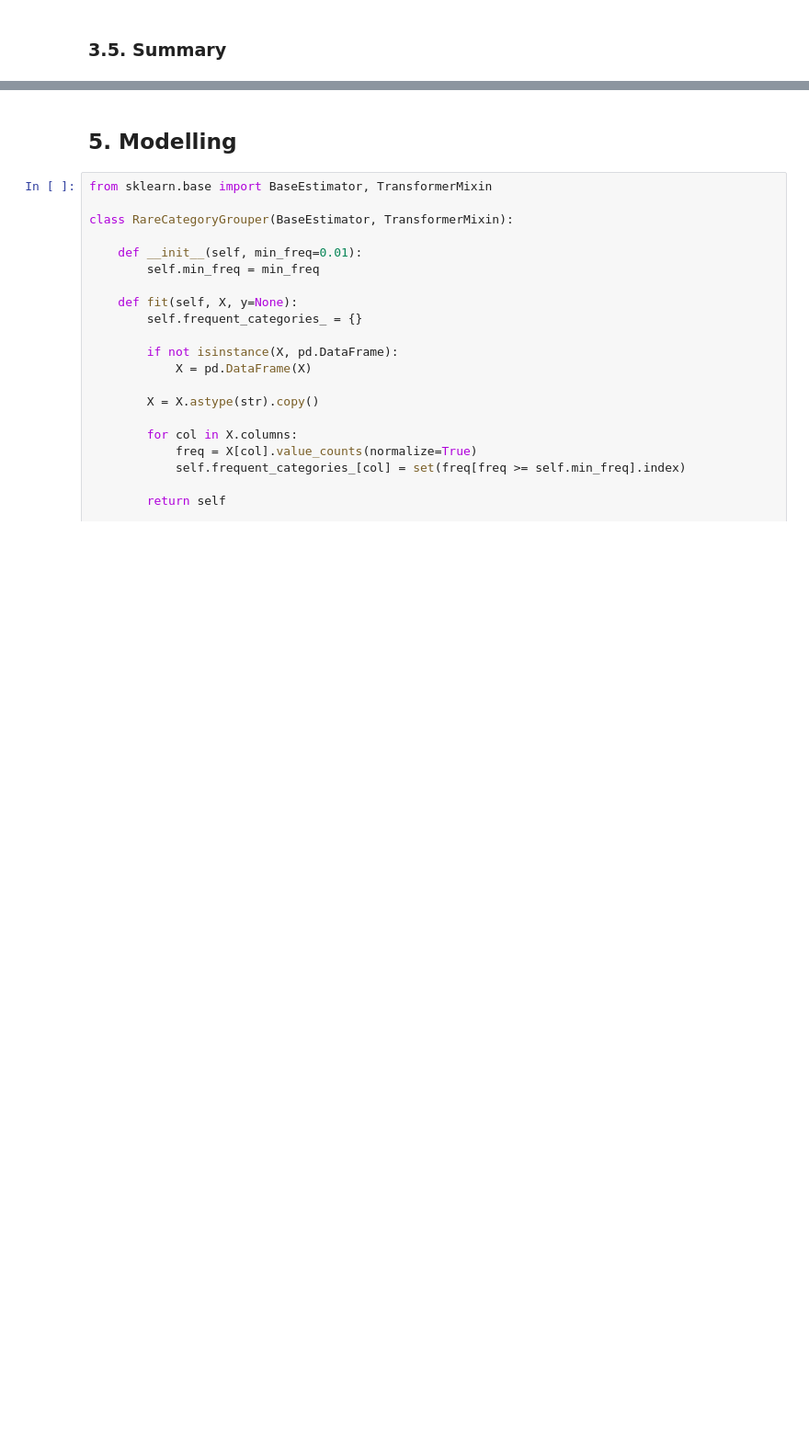
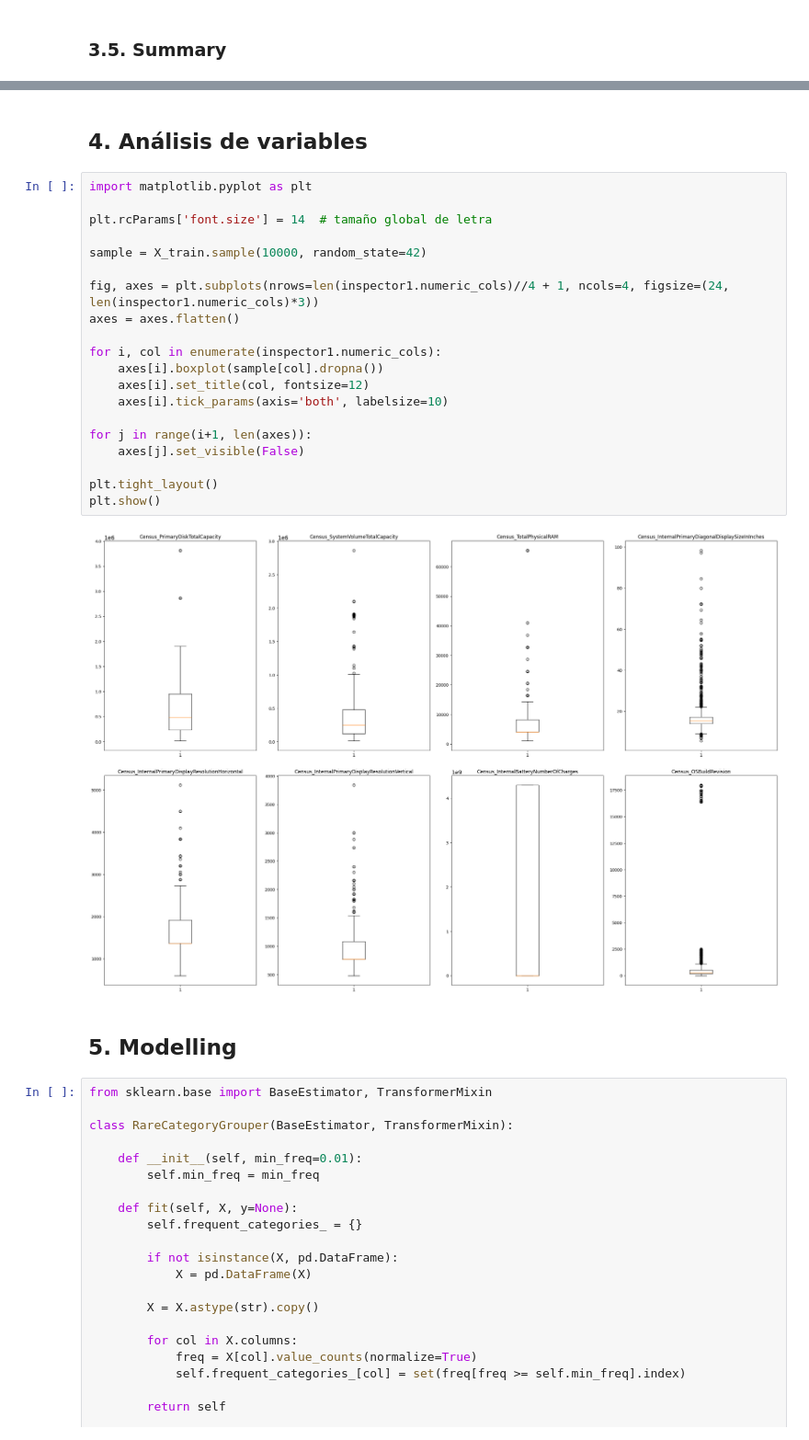
Before and after one commit to Ehunankakoa/nuclio-datascience_AI, a Jupyter notebook: Entregable_2/Entregable_2_v2_grupo4_dtBest_pending.ipynb, the cells around one changed output, grey strips where cells are left out. Shown at 92% size. Cells and saved outputs as stored; diff of their text form; blank space fills up the shorter version.

```diff
--- a/Entregable_2/Entregable_2.ipynb
+++ b/Entregable_2/Entregable_2_v2_grupo4_dtBest_pending.ipynb
@@ -928,6 +1022,30 @@ inspector1.df.describe().T
 | Census_InternalPrimaryDisplayReso... | 348133.0 | 8.981447e+02 | 2.147049e+02 | -1.0 | 768.0 | 768.0 | 1.080000e+03 | 4.320000e+03 |
 | Census_InternalBatteryNumberOfCha... | 339489.0 | 1.125179e+09 | 1.888541e+09 | 0.0 | 0.0 | 0.0 | 4.294967e+09 | 4.294967e+09 |
 | Census_OSBuildRevision | 350000.0 | 9.654192e+02 | 2.914660e+03 | 0.0 | 165.0 | 285.0 | 5.470000e+02 | 1.906900e+04 |
+# %% [markdown]
+## 4. Análisis de variables
+# %%
+import matplotlib.pyplot as plt
+
+plt.rcParams['font.size'] = 14  # tamaño global de letra
+
+sample = X_train.sample(10000, random_state=42)
+
+fig, axes = plt.subplots(nrows=len(inspector1.numeric_cols)//4 + 1, ncols=4, figsize=(24, len(inspector1.numeric_cols)*3))
+axes = axes.flatten()
+
+for i, col in enumerate(inspector1.numeric_cols):
+    axes[i].boxplot(sample[col].dropna())
+    axes[i].set_title(col, fontsize=12)
+    axes[i].tick_params(axis='both', labelsize=10)
+
+for j in range(i+1, len(axes)):
+    axes[j].set_visible(False)
+
+plt.tight_layout()
+plt.show()
+# %% [output]
+[figure, added]
 # %% [markdown]
 ## 5. Modelling
 # %%
```
Also changed, not shown: parts of 29 cells of this notebook.
